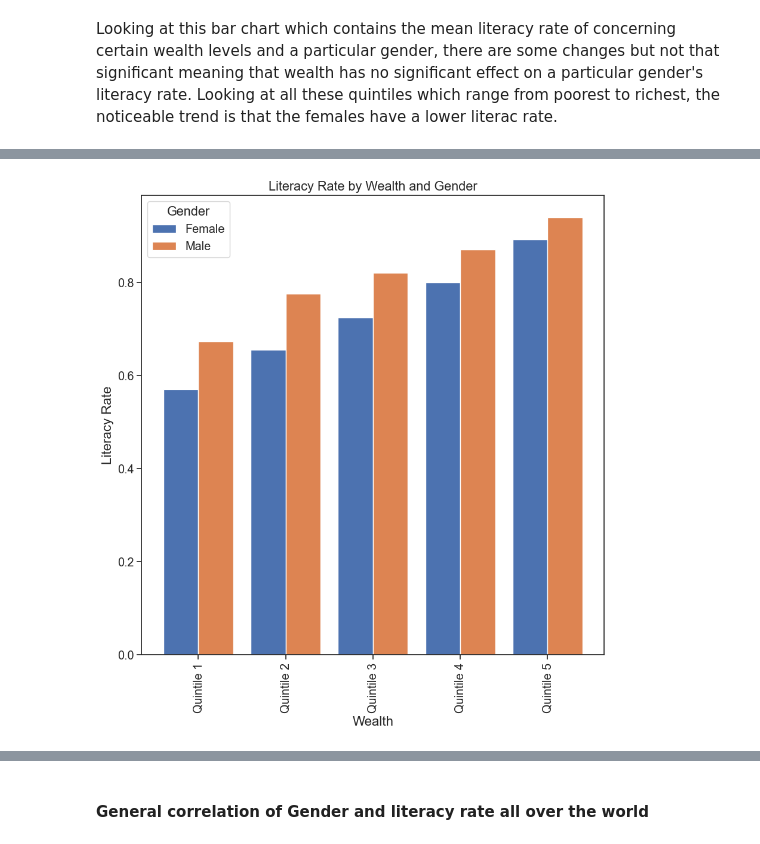
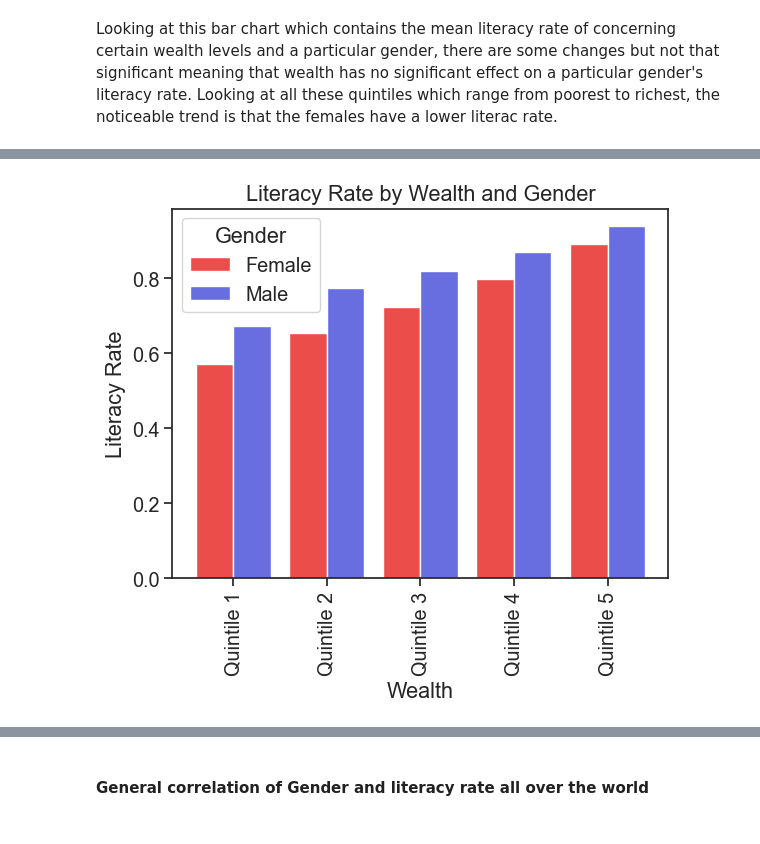
Before and after one commit to ubco-W2022T2-data301/project-group-group18, a Jupyter notebook: analysis/analysis3.ipynb, the cells around one changed output, grey strips where cells are left out. Cells and saved outputs as stored; diff of their text form; code cells hidden in the pictures.

```diff
--- a/analysis/analysis3.ipynb
+++ b/analysis/analysis3.ipynb
@@ -172,10 +167,15 @@ pivot
 # %%
 # Plot the pivot table as a grouped bar chart
-pivot.plot(kind="bar", width=0.8)
-plt.title("Literacy Rate by Wealth and Gender")
-plt.xlabel("Wealth")
-plt.ylabel("Literacy Rate")
-plt.legend(title="Gender")
-plt.show()
+def bar(pivot):
+    fig, ax = plt.subplots()
+    pivot.plot(kind="bar", width=0.8, color=['#eb4d4b','#686de0'], ax=ax)
+    ax.set_title("Literacy Rate by Wealth and Gender")
+    ax.set_xlabel("Wealth")
+    ax.set_ylabel("Literacy Rate")
+    ax.legend(title="Gender")
+    # fig.savefig("plot1.png", dpi=300)
+    plt.show()
+pivot = data.pivot_table(index="Wealth", columns="Sex", values="literacy_1524_m")
+bar(pivot)
 # %% [output]
-[figure, old version]
+[figure, new version]
```
Also changed, not shown: parts of 5 cells of this notebook, 2 other files.
